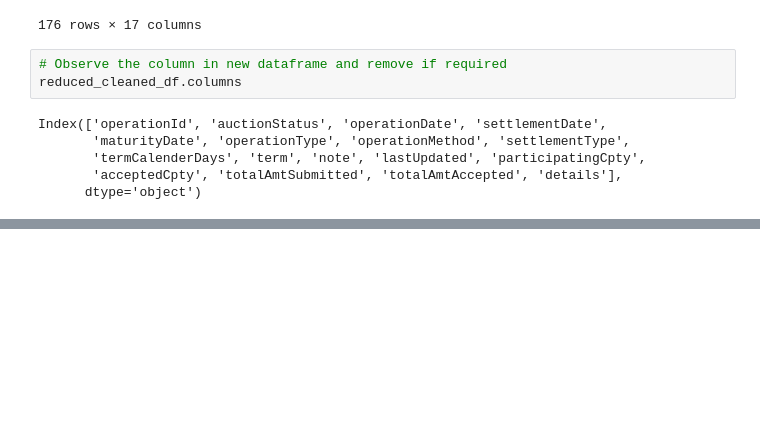
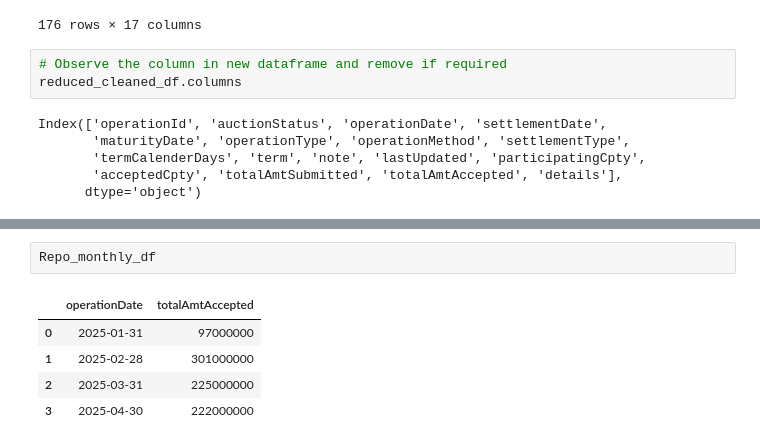
Before and after one commit to wiseorcool/repo-market-data, a Jupyter notebook: Repo_Market_Data.ipynb, the cells around one changed output, grey strips where cells are left out. Cells and saved outputs as stored; diff of their text form; blank space fills up the shorter version.

```diff
--- a/Repo_Market_Data.ipynb
+++ b/Repo_Market_Data.ipynb
@@ -179,3 +211,11 @@ Index(['operationId', 'auctionStatus', 'operationDate', 'settlementDate',
+# %%
+Repo_monthly_df
+# %% [output]
+|  | operationDate | totalAmtAccepted |
+| 0 | 2025-01-31 | 97000000 |
+| 1 | 2025-02-28 | 301000000 |
+| 2 | 2025-03-31 | 225000000 |
+| 3 | 2025-04-30 | 222000000 |
 # %%
 import matplotlib.pyplot as plt
 
```
Also changed, not shown: parts of 7 cells of this notebook.
